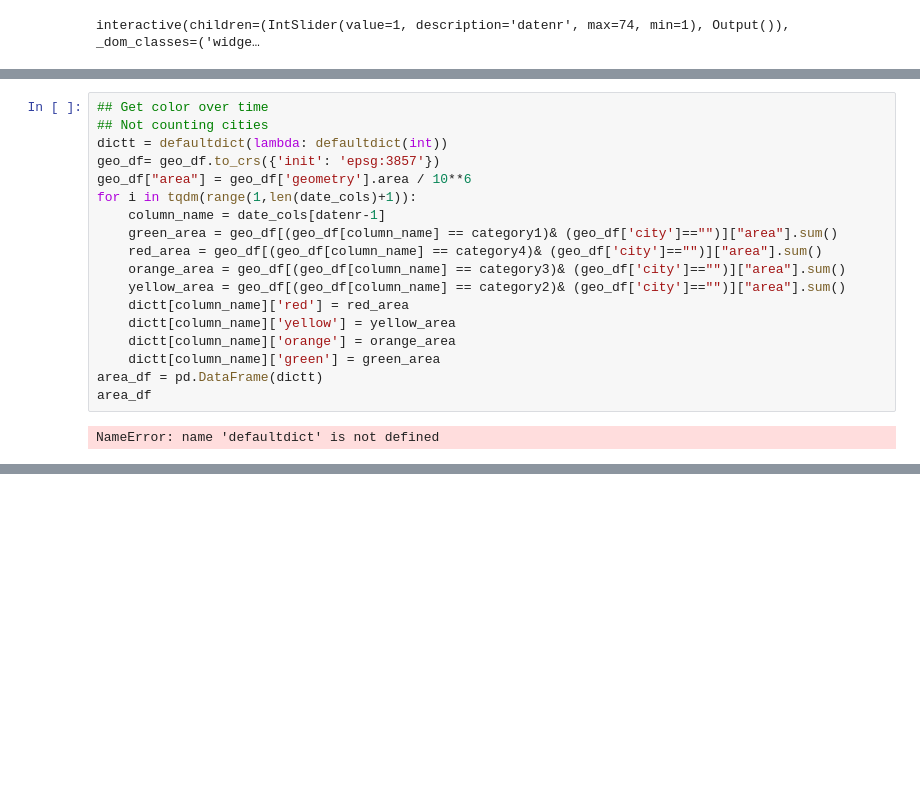
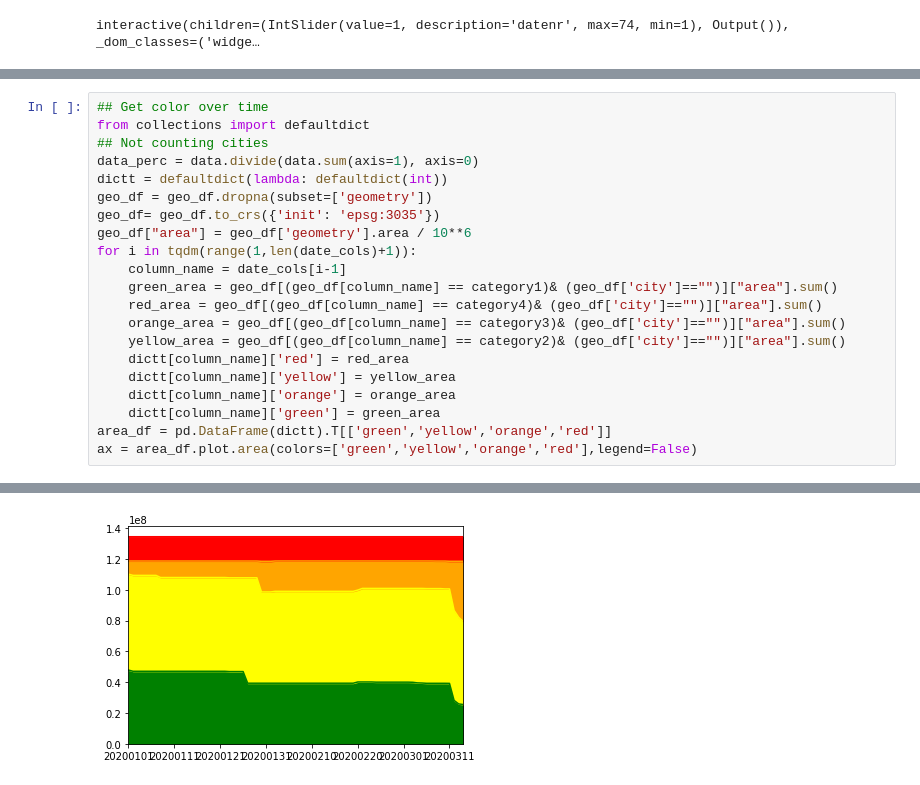
Before and after one commit to jaspervanderheide/Dutch-Travel-Advices, a Jupyter notebook: merge.ipynb, the cells around one changed output, grey strips where cells are left out. Saved outputs shown, nothing was run; the diff lists cells and outputs as text; blank space fills up the shorter version.

```diff
--- a/merge.ipynb
+++ b/merge.ipynb
@@ -198,11 +205,14 @@ plt.savefig('most_recent_map.jpg', bbox_inches = 'tight',pad_inches = 0, dpi=108
 # %%
 ## Get color over time
+from collections import defaultdict
 ## Not counting cities
+data_perc = data.divide(data.sum(axis=1), axis=0)
 dictt = defaultdict(lambda: defaultdict(int))
-geo_df= geo_df.to_crs({'init': 'epsg:3857'})
+geo_df = geo_df.dropna(subset=['geometry'])
+geo_df= geo_df.to_crs({'init': 'epsg:3035'})
 geo_df["area"] = geo_df['geometry'].area / 10**6
 for i in tqdm(range(1,len(date_cols)+1)):
-    column_name = date_cols[datenr-1]
+    column_name = date_cols[i-1]
     green_area = geo_df[(geo_df[column_name] == category1)& (geo_df['city']=="")]["area"].sum()
     red_area = geo_df[(geo_df[column_name] == category4)& (geo_df['city']=="")]["area"].sum()
     orange_area = geo_df[(geo_df[column_name] == category3)& (geo_df['city']=="")]["area"].sum()
@@ -211,7 +221,6 @@ for i in tqdm(range(1,len(date_cols)+1)):
     dictt[column_name]['yellow'] = yellow_area
     dictt[column_name]['orange'] = orange_area
     dictt[column_name]['green'] = green_area
-area_df = pd.DataFrame(dictt)
-area_df
+area_df = pd.DataFrame(dictt).T[['green','yellow','orange','red']]
+ax = area_df.plot.area(colors=['green','yellow','orange','red'],legend=False)
 # %% [output]
-NameError: name 'defaultdict' is not defined
@@ -217,0 +228 @@ NameError: name 'defaultdict' is not defined
+[figure, added]
```
Also changed, not shown: parts of 3 cells of this notebook, 7 other files.
